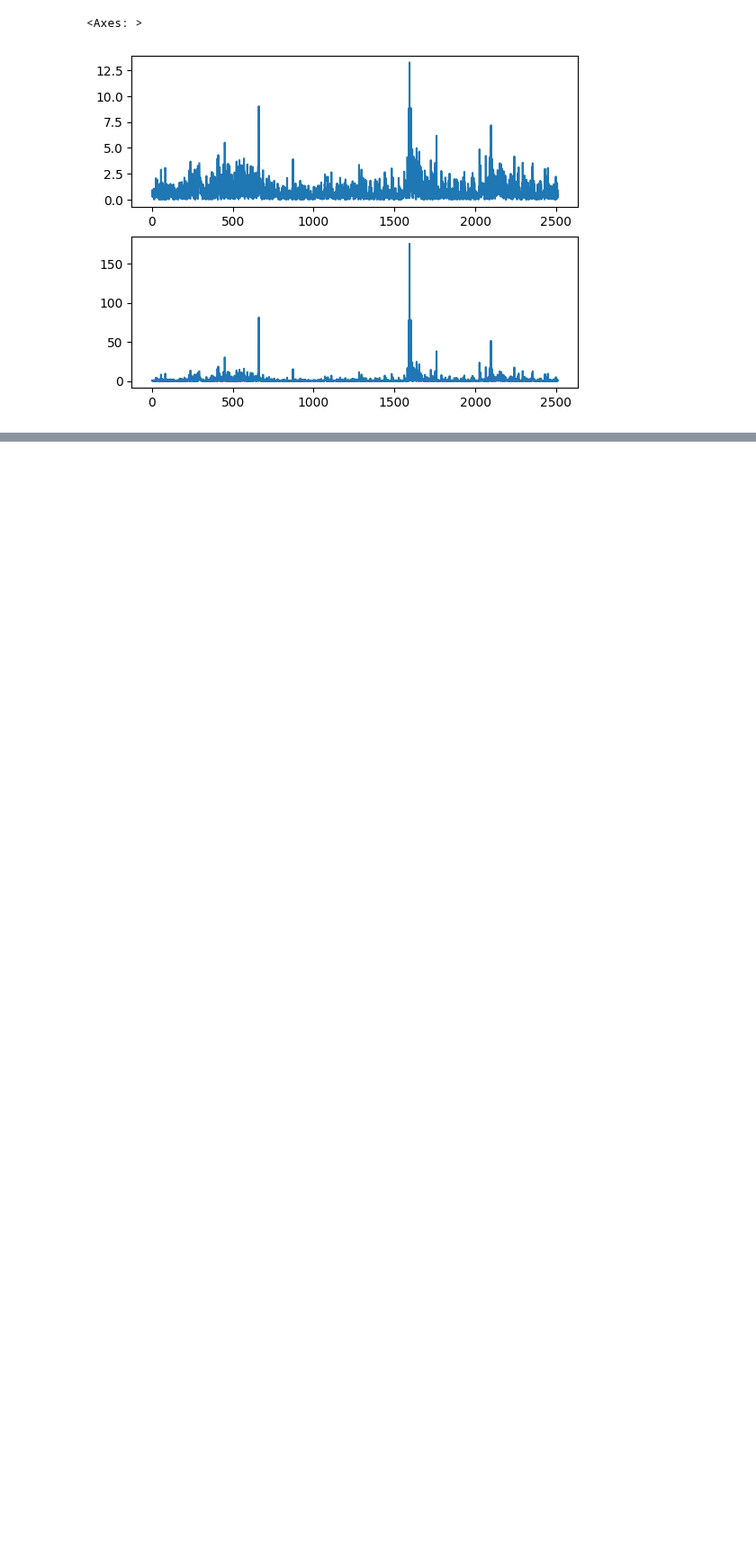
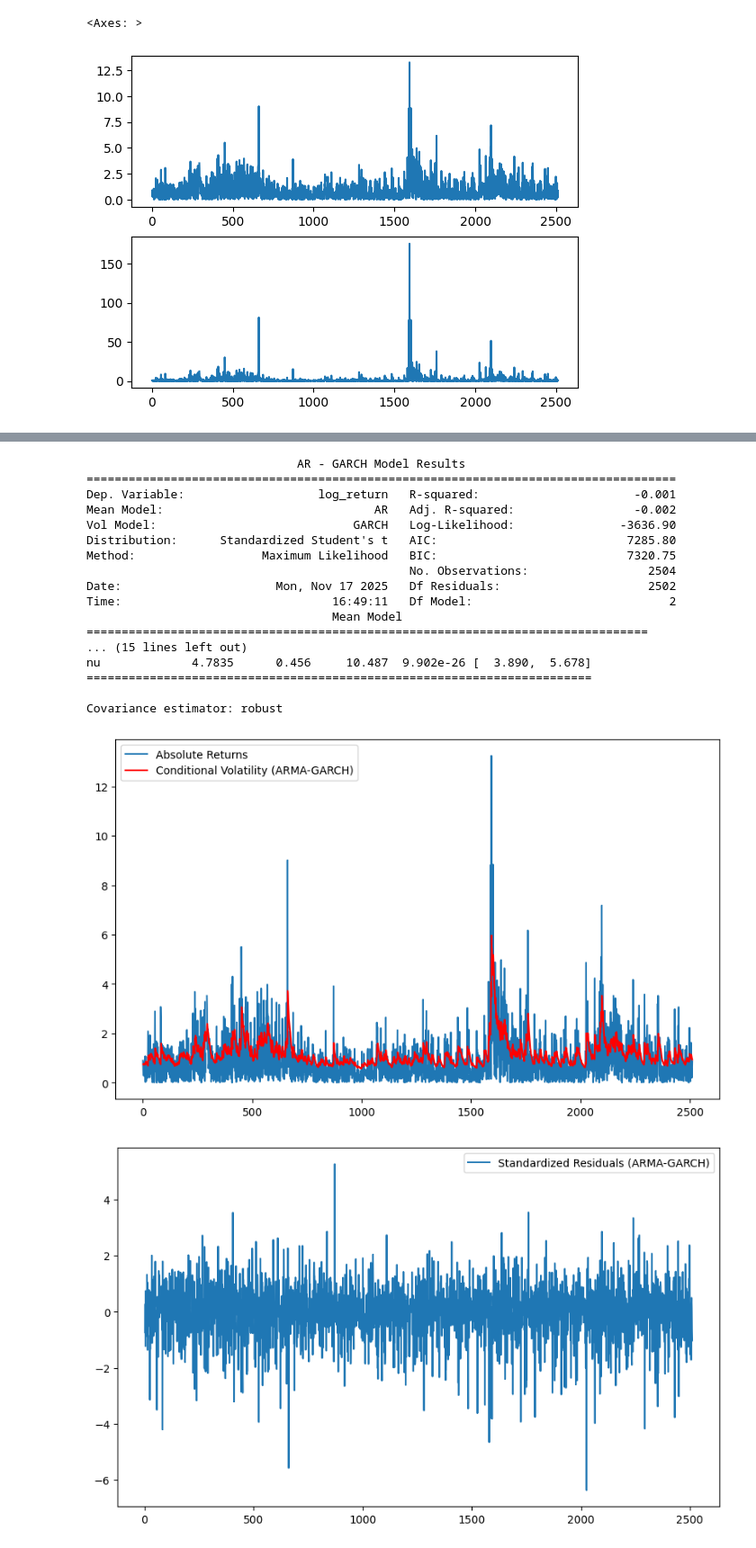
Before and after one commit to iliasra/QuantitativeRiskManagement, a Jupyter notebook: coursework1.ipynb, the cells around one changed output, grey strips where cells are left out. Shown at 90% size. Saved outputs shown, nothing was run; the diff lists cells and outputs as text; code cells hidden in the pictures; blank space fills up the shorter version.

```diff
--- a/coursework1.ipynb
+++ b/coursework1.ipynb
@@ -76,0 +116,37 @@ from arch import arch_model
+# %%
+# Fit a ARMA(1,1)-GARCH(1,1) model with t-distributed innovations
+arma_garch = arch_model(x, vol='Garch', p=1, q=1, dist='t', mean='ARX', lags=1)
+arma_garch_fit = arma_garch.fit(disp='off')
+print(arma_garch_fit.summary())
+# Plot the asbolute returns and the conditional volatility from the ARMA-GARCH model
+plt.figure(figsize=(10,6))
+plt.plot(stoxx500['abs_returns'], label='Absolute Returns')
+plt.plot(arma_garch_fit.conditional_volatility, label='Conditional Volatility (ARMA-GARCH)', color='red')
+plt.legend()
+plt.show()
+# Print the standardized residuals from the ARMA-GARCH model
+arma_standardized_residuals = arma_garch_fit.std_resid
+plt.figure(figsize=(10,6))
+plt.plot(arma_standardized_residuals, label='Standardized Residuals (ARMA-GARCH)')
+plt.legend()
+plt.show()
+# %% [output]
+                              AR - GARCH Model Results
+====================================================================================
+Dep. Variable:                   log_return   R-squared:                      -0.001
+Mean Model:                              AR   Adj. R-squared:                 -0.002
+Vol Model:                            GARCH   Log-Likelihood:               -3636.90
+Distribution:      Standardized Student's t   AIC:                           7285.80
+Method:                  Maximum Likelihood   BIC:                           7320.75
+                                              No. Observations:                 2504
+Date:                      Mon, Nov 17 2025   Df Residuals:                     2502
+Time:                              16:49:11   Df Model:                            2
+                                   Mean Model
+================================================================================
+... (15 lines left out)
+nu             4.7835      0.456     10.487  9.902e-26 [  3.890,  5.678]
+========================================================================
+
+Covariance estimator: robust
+[figure, added]
+[figure, added]
```
Also changed, not shown: parts of 5 cells of this notebook.
